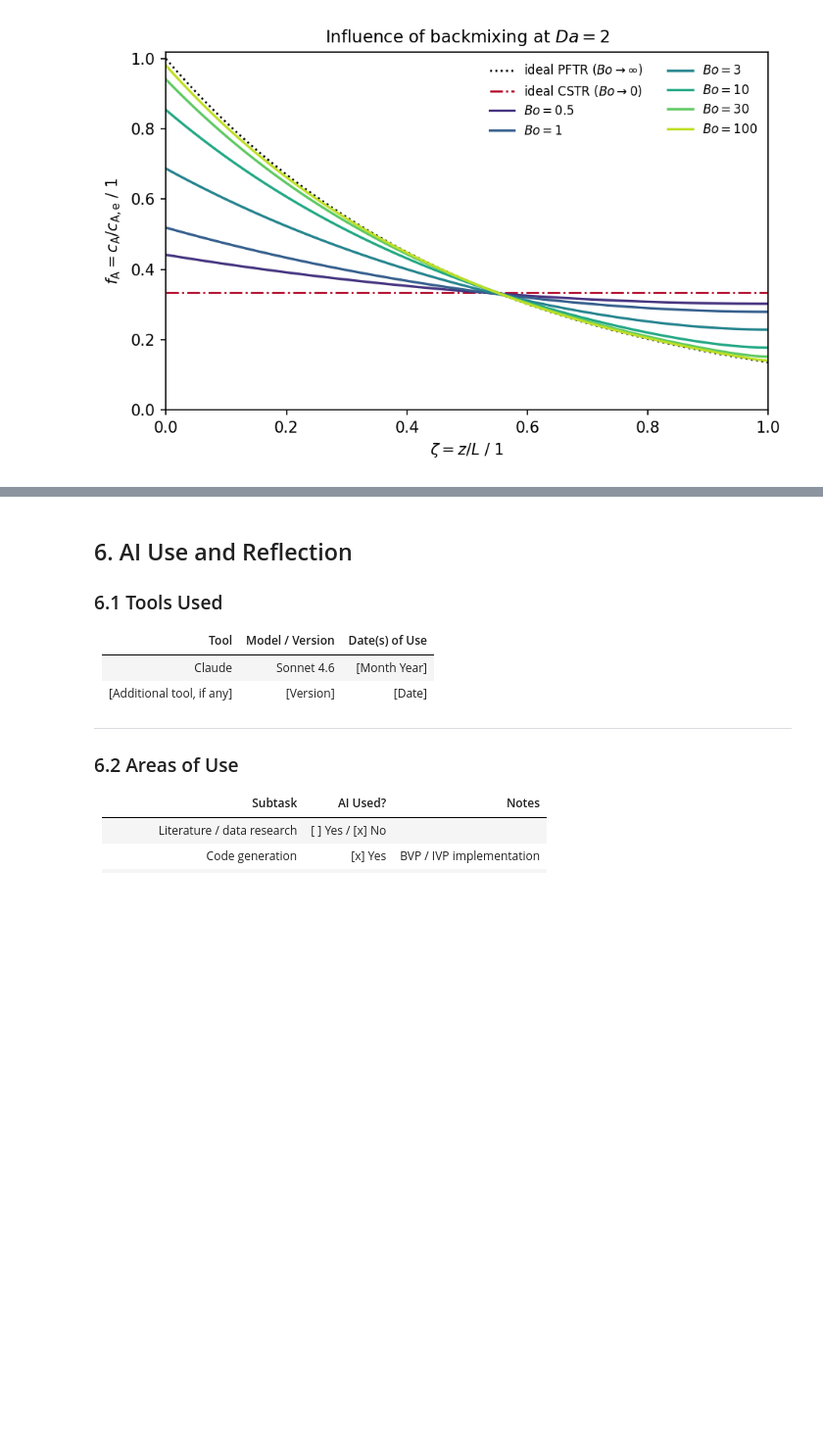
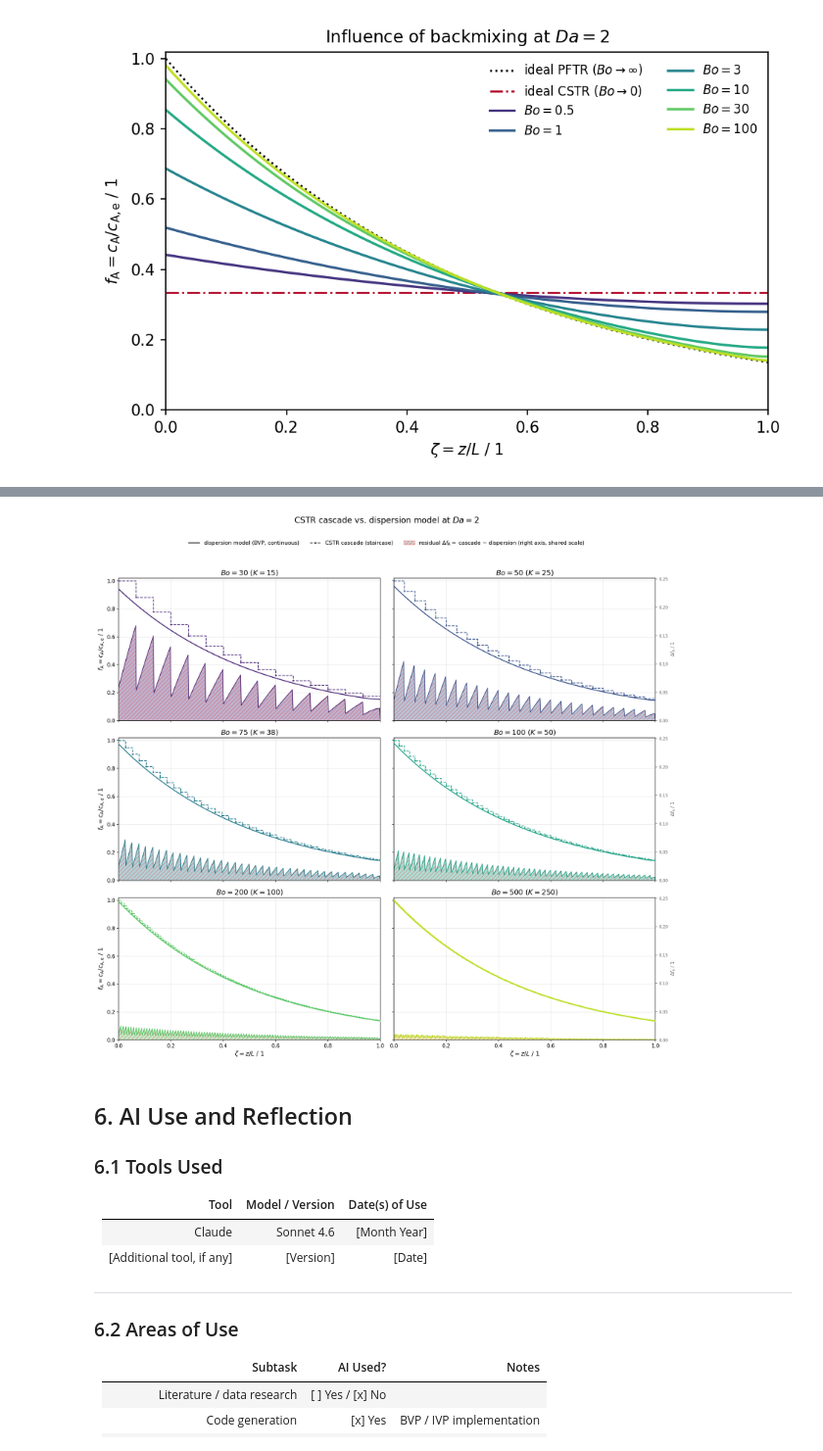
Before and after one commit to PeterSchoenung/CRE3-Assignment-4, a Jupyter notebook: CRE3_Assignment_4_26_Group_2.ipynb, the cells around one changed output, grey strips where cells are left out. Shown at 98% size. Drawn from its saved outputs; the diff is of its cells as text; code cells hidden in the pictures; blank space fills up the shorter version.

```diff
--- a/CRE3_Assignment_4_26_Group_2.ipynb
+++ b/CRE3_Assignment_4_26_Group_2.ipynb
@@ -348,3 +429,101 @@ plt.show()
+# %%
+# ============================================================
+# 4.3  PLOT — CSTR cascade (staircase) vs. dispersion model
+#             + hatched residual area (shared scale across all Bo cases)
+#             all axis labels/ticks only on outer subplots
+#             (x: bottom row, y1: left col, y2: right col)
+# ============================================================
+# --- plot variables (top of cell) ---
+fig_w, fig_h, fig_dpi     = 16, 15, 150
+n_rows, n_cols            = 3, 2
+cmap                      = plt.cm.viridis
+n_cases                   = len(Bo_cascade)
+colors                    = cmap(np.linspace(0.1, 0.9, n_cases))
+lw_disp, lw_casc, ms_casc, lw_diff = 1.8, 1.4, 2, 1.3
+n_eval                    = 400
+zeta_eval                 = np.linspace(0, 1, n_eval)
+grid_lw, grid_alpha       = 0.6, 0.4
+fill_alpha                = 0.35
+hatch_pattern, hatch_color = "///", "red"
+
+def step_eval_post(zeta_query, zeta_nodes, f_nodes):
+    "Evaluate the same 'post'-style step function used by ax.step(where='post') at arbitrary zeta."
+    idx = np.searchsorted(zeta_nodes, zeta_query, side="right") - 1
+    idx = np.clip(idx, 0, len(f_nodes) - 1)
+    return f_nodes[idx]
+
+# --- pre-compute residuals for ALL cases first, to fix one shared secondary-axis scale ---
+diff_lines = {}
+for Bo_i, K_i in zip(Bo_cascade, K_int_cascade):
+    sol_i       = solve_dispersion(Bo_i)
+    f_disp      = sol_i.sol(zeta_eval * L)[0] / c_A_in
+    zeta_c, f_c = cascade_profile(K_i, Da)
+    f_step      = step_eval_post(zeta_eval, zeta_c, f_c)
+    diff_lines[Bo_i] = f_step - f_disp
+
+all_diffs  = np.concatenate(list(diff_lines.values()))
+diff_ylim  = (min(0, all_diffs.min()) * 1.05, all_diffs.max() * 1.5)   # SAME for all 6 panels
+
+fig, axes  = plt.subplots(n_rows, n_cols, figsize=(fig_w, fig_h), dpi=fig_dpi,
+                           sharex=True, sharey=True)
+axes_flat  = axes.flatten()
+
+for idx, (ax, Bo_i, K_i, c) in enumerate(zip(axes_flat, Bo_cascade, K_int_cascade, colors)):
+    is_right_col = (idx % n_cols == n_cols - 1)     # True only for column 2 (rightmost)
+
+    # dispersion model: smooth profile, solid line
+    sol_i  = solve_dispersion(Bo_i)
+    f_disp = sol_i.sol(zeta_eval * L)[0] / c_A_in
+    ax.plot(zeta_eval, f_disp, color=c, lw=lw_disp, ls="-", zorder=4)
+
+    # CSTR cascade: staircase profile, dashed + markers
+    zeta_c, f_c = cascade_profile(K_i, Da)
+    ax.step(zeta_c, f_c, where="post", color=c, lw=lw_casc, ls="--", zorder=3)
+    ax.plot(zeta_c, f_c, "o", color=c, ms=ms_casc, zorder=5)
+
+    # residual: cascade staircase minus dispersion, filled + red-hatched, shared scale
+    diff_line = diff_lines[Bo_i]
+    ax2 = ax.twinx()
+    ax2.plot(zeta_eval, diff_line, color=c, lw=lw_diff, zorder=1)
+    ax2.fill_between(zeta_eval, 0, diff_line, facecolor=c, alpha=fill_alpha,
+                      hatch=hatch_pattern, edgecolor=hatch_color, linewidth=0.0, zorder=1)
+    ax2.axhline(0, color="gray", lw=0.6, alpha=0.6, zorder=0)
+    ax2.set_ylim(diff_ylim)                           # identical range on every subplot
+
+    if is_right_col:                                   # axis title + tick numbers: outer (right) column only
+        ax2.set_ylabel(r"$\Delta f_\mathrm{A}$ / 1", fontsize=9, color="dimgray")
+        ax2.tick_params(axis="y", labelsize=8, colors="dimgray")
+    else:                                               # inner plots: no numbers, no tick marks
+        ax2.tick_params(axis="y", labelright=False, length=0)
+
+    ax.set_zorder(2); ax2.set_zorder(1); ax.patch.set_visible(False)
+    ax.set_title(rf"$Bo = {Bo_i:g}$ ($K = {K_i:d}$)", fontsize=14)
+    ax.set_xlim(0, 1)
+    ax.set_ylim(0, 1.02)
+    ax.grid(True, lw=grid_lw, alpha=grid_alpha, zorder=0)
+
+for a in axes[-1, :]:
+    a.set_xlabel(r"$\zeta = z/L$ / 1", fontsize=12)      # only bottom row
+for a in axes[:, 0]:
+    a.set_ylabel(r"$f_\mathrm{A} = c_\mathrm{A}/c_\mathrm{A,e}$ / 1", fontsize=12)   # only left column
+
+# --- single shared legend, outside the subplot grid ---
+style_handles = [
+    Line2D([0], [0], color="black", lw=lw_disp, ls="-",
+           label="dispersion model (BVP, continuous)"),
+    Line2D([0], [0], color="black", lw=lw_casc, ls="--", marker="o", ms=ms_casc,
+           label="CSTR cascade (staircase)"),
+    Patch(facecolor="gray", alpha=fill_alpha, hatch=hatch_pattern, edgecolor=hatch_color,
+          label=r"residual $\Delta f_\mathrm{A} =$ cascade $-$ dispersion (right axis, shared scale)"),
+]
+fig.suptitle(rf"CSTR cascade vs. dispersion model at $Da = {Da:.0f}$", fontsize=16, y=0.99)
+fig.legend(handles=style_handles, loc="upper center", bbox_to_anchor=(0.5, 0.955),
+           ncol=3, fontsize=10.5, frameon=False)
+
+fig.tight_layout(rect=[0, 0, 1, 0.93])
+plt.show()
+# %% [output]
+[figure, added]
 # %% [markdown]
 ## 6. AI Use and Reflection
 
```
Also changed, not shown: parts of 9 cells of this notebook, 1 other file.
